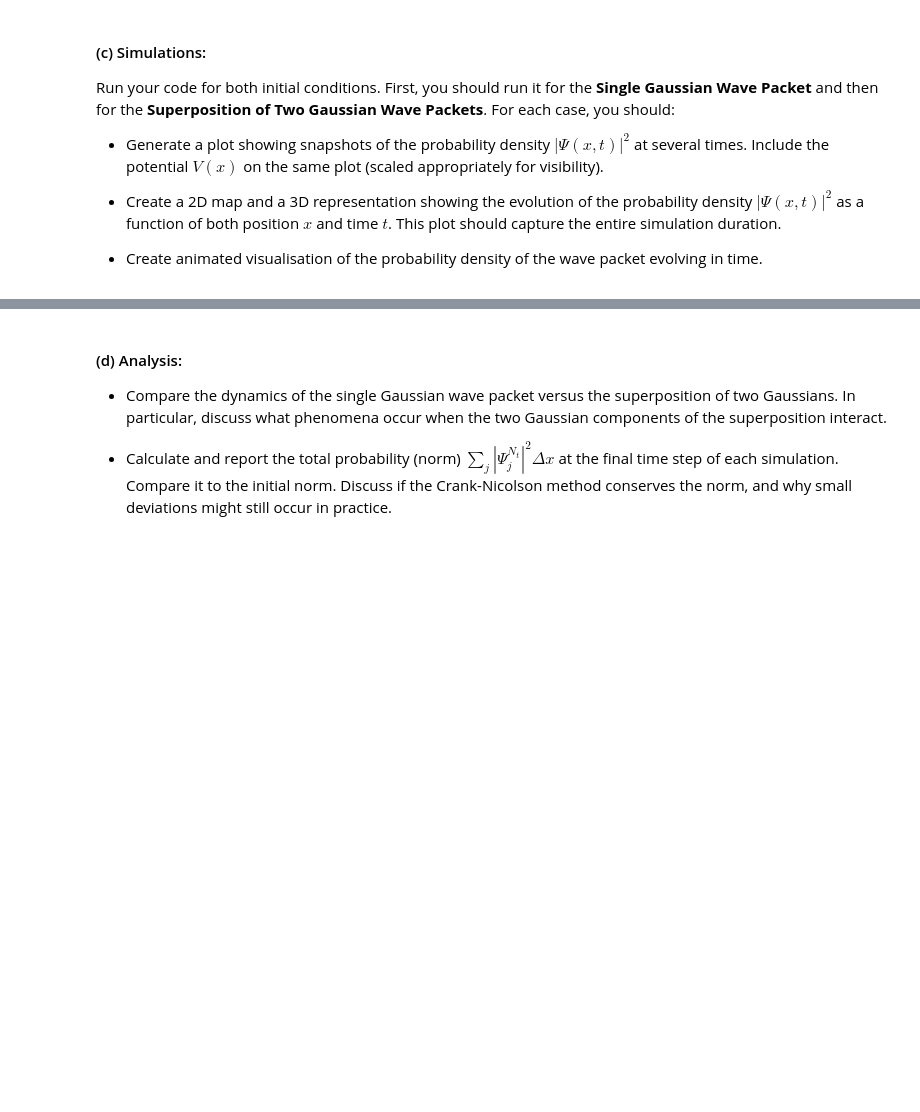
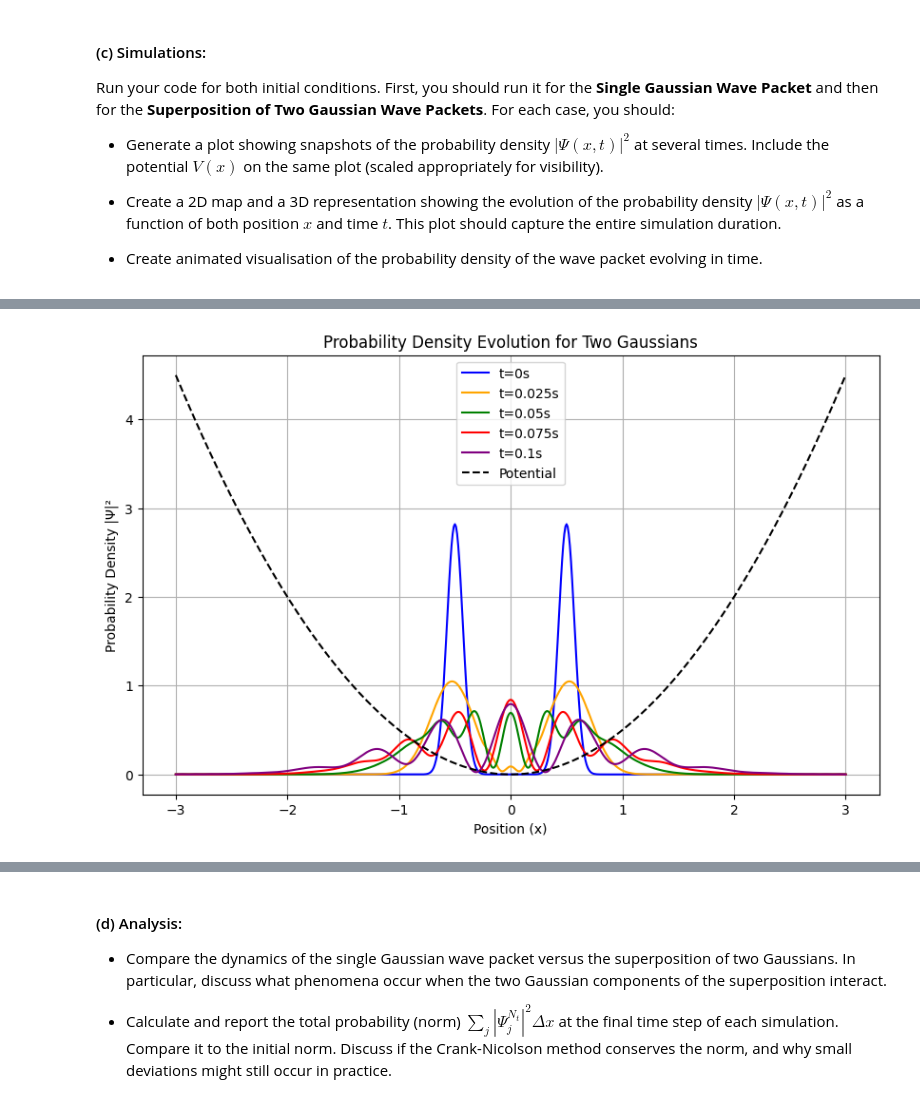
Before and after one commit to Mariannly/computational-physics-2, a Jupyter notebook: exams/final/final-exam-p1.ipynb, the cells around one changed output, grey strips where cells are left out. Saved outputs shown, nothing was run; the diff lists cells and outputs as text; code cells hidden in the pictures; blank space fills up the shorter version.

```diff
--- a/exams/final/final-exam-p1.ipynb
+++ b/exams/final/final-exam-p1.ipynb
@@ -239,0 +294,6 @@ ValueError: matmul: Input operand 1 does not have enough dimensions (has 0, gufu
+# %%
+solver2 = SystemSolver()
+solver2.set_conditions('two_gaussians')
+solver2.initialize_solution()
+solver2.set_matrices()
+psi2 = solver2.solve()
@@ -239,0 +340,21 @@ ValueError: matmul: Input operand 1 does not have enough dimensions (has 0, gufu
+# %%
+prob2 = solver2.calculate_probability_density(psi2)
+norm2 = solver2.calculate_norm(psi2)
+potential2 = solver2.potential(solver2.x)
+
+plt.figure(figsize=(10, 6))
+plt.plot(solver2.x, prob2[:, 0], label='t=0s', color='blue')
+plt.plot(solver2.x, prob2[:, 25], label='t=0.025s', color='orange')
+plt.plot(solver2.x, prob2[:, 50], label='t=0.05s', color='green')
+plt.plot(solver2.x, prob2[:, 75], label='t=0.075s', color='red')
+plt.plot(solver2.x, prob2[:, 99], label='t=0.1s', color='purple')
+plt.plot(solver2.x, potential2, label='Potential', color='black', linestyle='--')
+
+plt.title('Probability Density Evolution for Two Gaussians')
+plt.xlabel('Position (x)')
+plt.ylabel('Probability Density |Ψ|²')
+plt.legend()
+plt.grid()
+plt.show()
+# %% [output]
+[figure, added]
```
Also changed, not shown: parts of 8 cells of this notebook.
